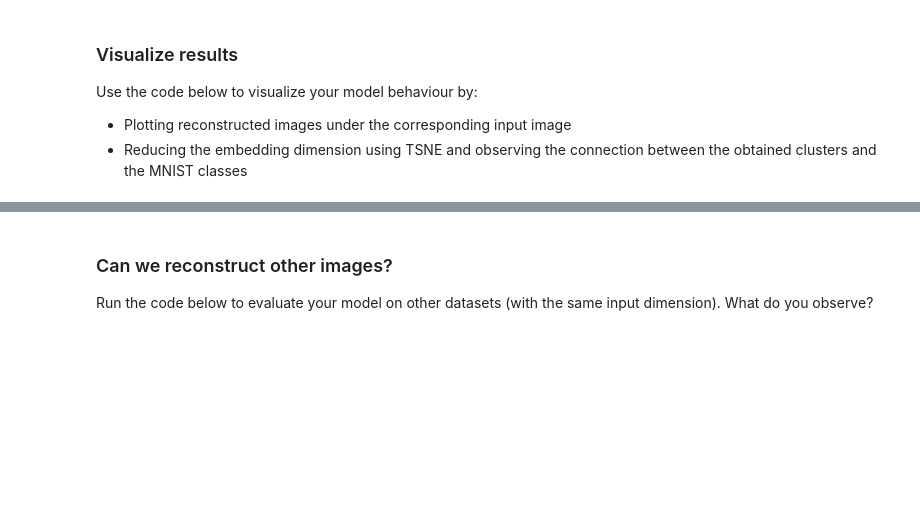
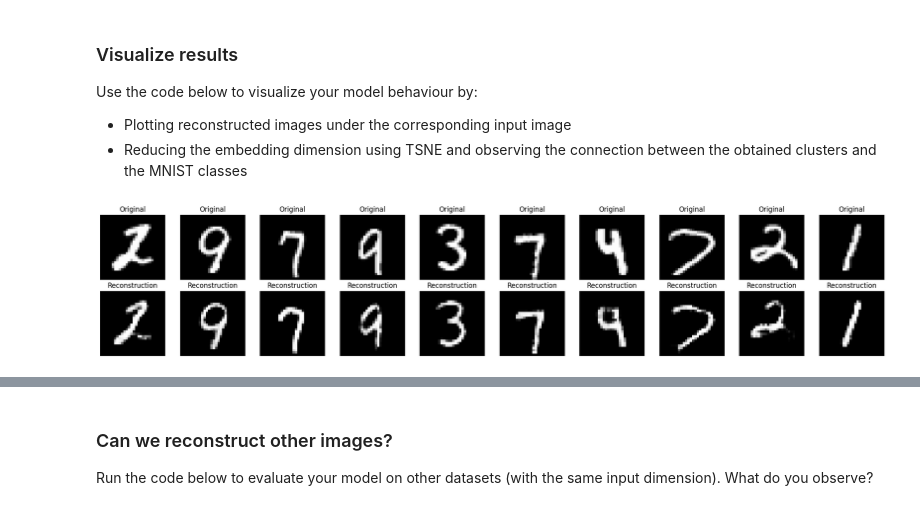
Before and after one commit to mehslambo/deepl-practicals, a Jupyter notebook: practicals/P1.2_Word_embedding_and_autoencoder.ipynb, the cells around one changed output, grey strips where cells are left out. Saved outputs shown, nothing was run; the diff lists cells and outputs as text; code cells hidden in the pictures; blank space fills up the shorter version.

```diff
--- a/practicals/P1.2_Word_embedding_and_autoencoder.ipynb
+++ b/practicals/P1.2_Word_embedding_and_autoencoder.ipynb
@@ -704,33 +719,35 @@ Use the code below to visualize your model behaviour by:
 # %%
 import matplotlib.pyplot as plt
 import random
 
 def plot_reconstructions(model, dataset, num_samples=10):
     indices = random.sample(range(len(dataset)), num_samples)
 
     fig, axes = plt.subplots(2, num_samples, figsize=(20, 4))
     with torch.no_grad():
         for i, idx in enumerate(indices):
             orig_img,_ = test_dataset[idx]
             orig_img = orig_img.unsqueeze(0)
-            orig_img = orig_img.to("cuda")
+            # orig_img = orig_img.to("cuda")
             reconstruction, _ = model(orig_img)
 
             orig_img_cpu = orig_img.squeeze(0).cpu()
             reconstruction_cpu = reconstruction.squeeze(0).cpu()
             orig_plot = orig_img_cpu.permute(1, 2, 0).numpy()
             recon_plot = reconstruction_cpu.permute(1, 2, 0).numpy()
 
             axes[0, i].imshow(orig_plot, cmap='gray')
             axes[0, i].set_title("Original")
             axes[0, i].axis('off')
             axes[1, i].imshow(recon_plot, cmap='gray')
             axes[1, i].set_title("Reconstruction")
             axes[1, i].axis('off')
 
     plt.tight_layout()
     plt.show()
 plot_reconstructions(model,test_dataset)
+# %% [output]
+[figure, added]
 # %%
 embeddings_list = []
 labels_list = []
```
Also changed, not shown: parts of 5 cells of this notebook.
